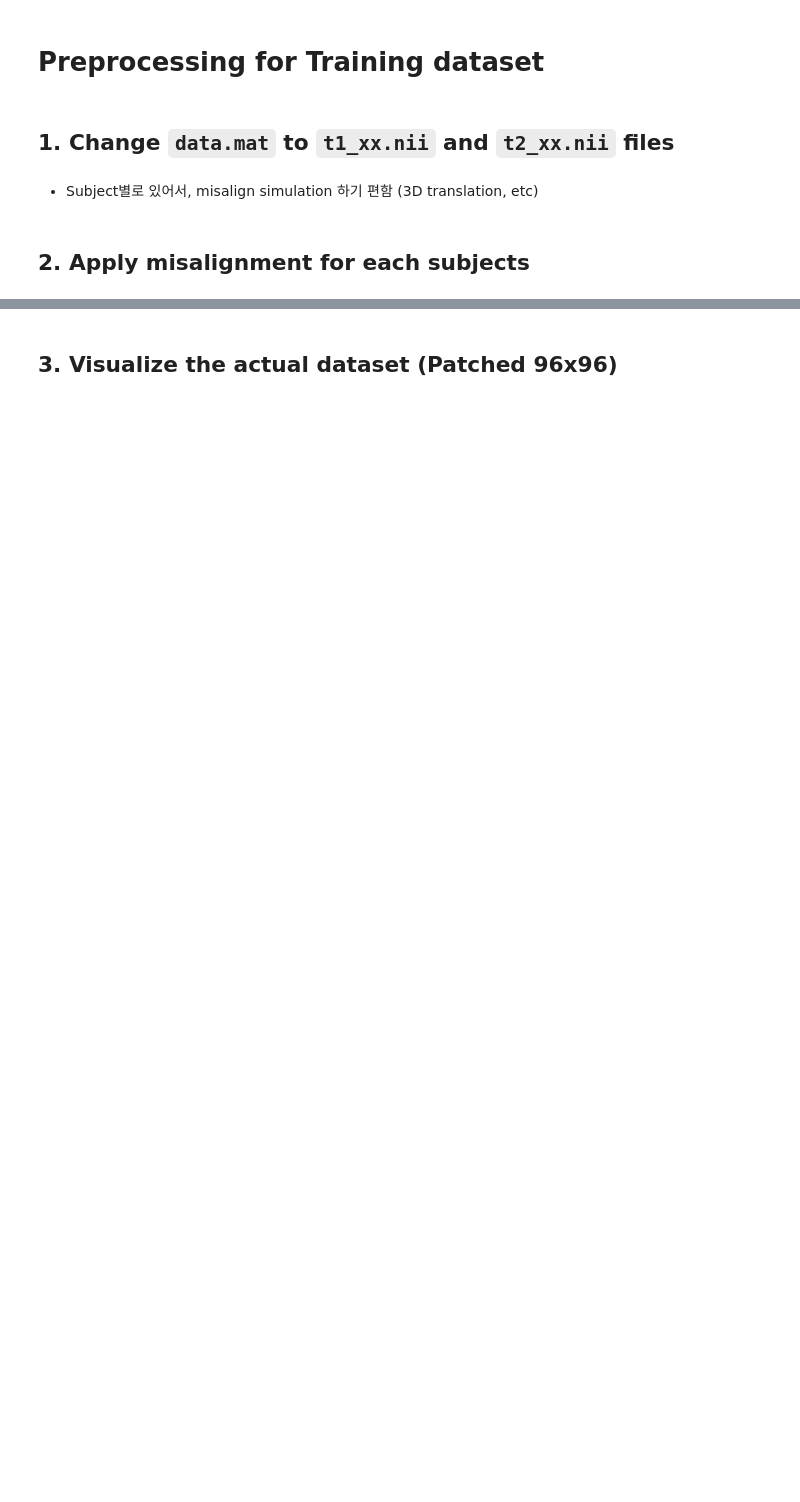
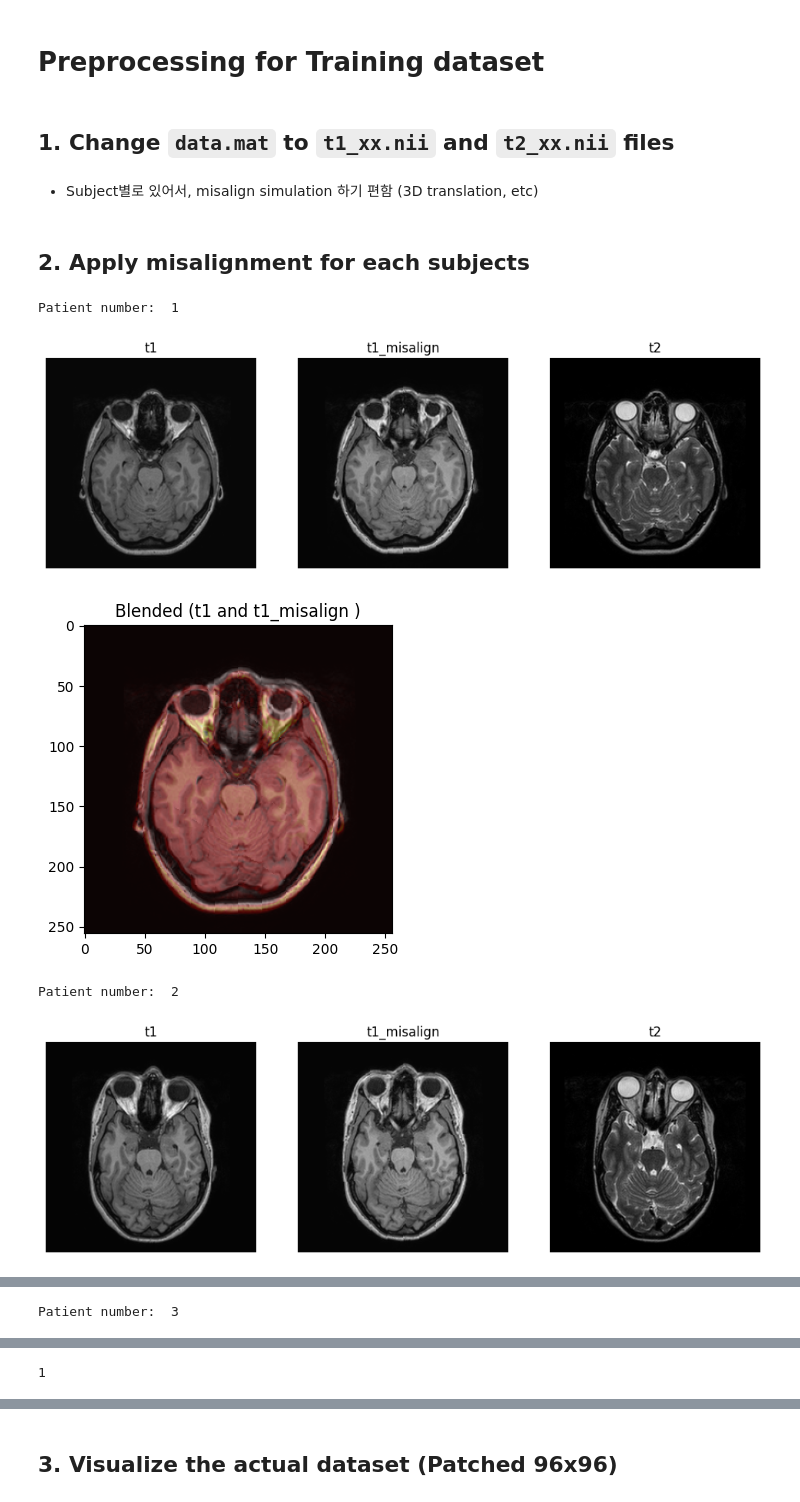
Before and after one commit to danny4159/Misaligned_image-to-image_translation, a Jupyter notebook: Step1_data_processing_daniel.ipynb, the cells around one changed output, grey strips where cells are left out. Saved outputs shown, nothing was run; the diff lists cells and outputs as text; code cells hidden in the pictures; blank space fills up the shorter version.

Commit message:
feat: Plot misaligned data

```diff
--- a/Step1_data_processing_daniel.ipynb
+++ b/Step1_data_processing_daniel.ipynb
@@ -130,0 +140,69 @@ save_slices_to_nii(sliced_array, output_prefix)
+# %%
+## Parameter confirmation after observing transform result
+
+rand_3d_elastic_transform = Rand3DElastic(
+    mode="nearest",
+    prob=1.0,
+    sigma_range=(3, 5), # Sigma range for smoothing random displacement
+    magnitude_range=(0.1, 0.1, 0.1), # Deformation magnitude
+    rotate_range=(0.1, 0.1, 0.1),
+    shear_range=(0.025, 0.025, 0.025),
+    translate_range=(3, 3, 3),
+    padding_mode="border"
+)
+
+root_dir = 'datasets/IXI/train'
+t1s = sorted(glob.glob(os.path.join(root_dir, "t1*.nii.gz")))
+t2s = sorted(glob.glob(os.path.join(root_dir, "t2*.nii.gz")))
+
+imtrans = Compose(
+    [
+        LoadImage(image_only=True, ensure_channel_first=True),
+    ]
+)
+
+imtrans_transformed = Compose(
+    [
+        LoadImage(image_only=True, ensure_channel_first=True),
+        rand_3d_elastic_transform # Apply misalign to t1 data
+    ]
+)
+
+segtrans = Compose(
+    [
+        LoadImage(image_only=True, ensure_channel_first=True),
+
+    ]
+)
+
+ds = ArrayDataset(t1s, imtrans, t1s, imtrans_transformed, t2s, segtrans)
+
+loader = torch.utils.data.DataLoader(ds, batch_size=1, num_workers=2, pin_memory=torch.cuda.is_available())
+
+# Observation of results in 3 patients
+for idx, (im1, im1_trans, im2) in enumerate(loader):
+    if idx >= 3:
+        break
+    print("Patient number: ", idx+1)
+    def plot_2d_slice(images, image_names, slice_idx):
+        fig, axes = plt.subplots(1, len(images), figsize=(12, 4))
+
+        for idx, (image, title) in enumerate(zip(images, image_names)):
+            slice_image = image[0, 0, :, :, slice_idx].cpu().numpy()
+            axes[idx].imshow(slice_image, cmap='gray')
+            axes[idx].axis('off')
+            axes[idx].set_title(title)
+
+        plt.show()
+
+    # Plot the 25th slice
+    slice_idx = 24
+    plot_2d_slice([im1, im1_trans, im2], ['t1', 't1_misalign', 't2'], slice_idx)
+    blended_align = blend_and_transpose(im1_trans[0,0,:,:,slice_idx], im1[0,0,:,:,slice_idx])
+    plot_images([blended_align], ['Blended (t1 and t1_misalign )']) # Plot the images
+# %% [output]
+Patient number:  1
+[figure, added]
+[figure, added]
+Patient number:  2
+[figure, added]
@@ -130,0 +210 @@ save_slices_to_nii(sliced_array, output_prefix)
+Patient number:  3
@@ -131 +213,6 @@ save_slices_to_nii(sliced_array, output_prefix)
+# %%
+transform_list.append(rand_3d_elastic_transform)
+print(len(transform_list))
+# %% [output]
+1
 # %%
```
Also changed, not shown: parts of 10 cells of this notebook, 1 other file.
